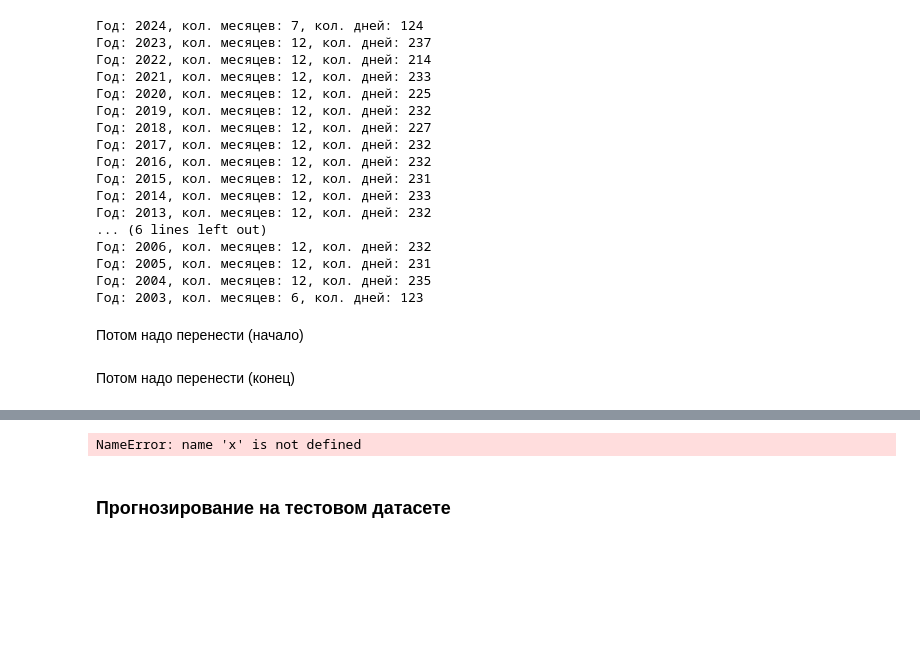
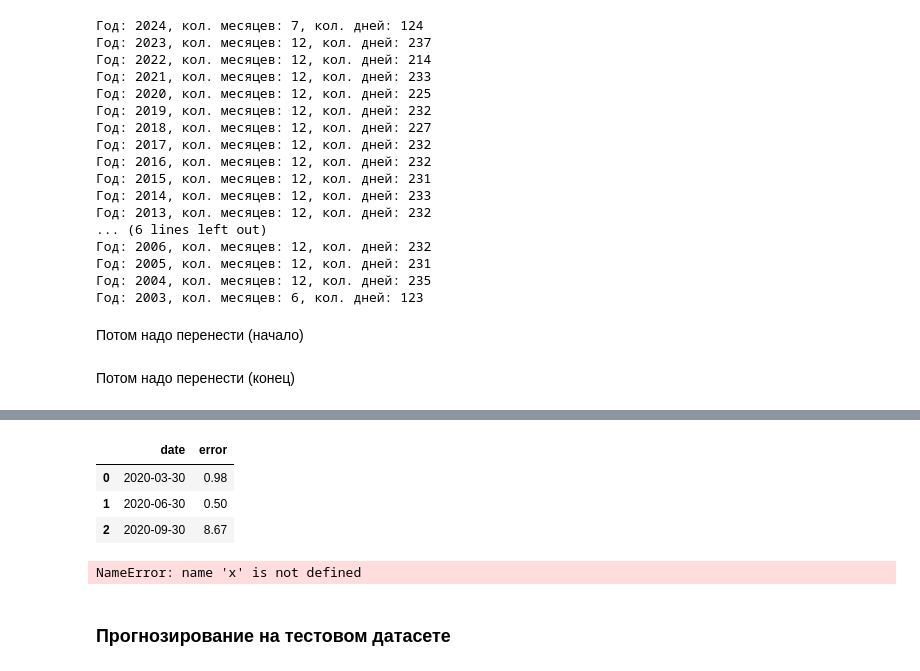
Before and after one commit to uc20100/Diplom-2024, a Jupyter notebook: diplom_2024.ipynb, the cells around one changed output, grey strips where cells are left out. Cells and saved outputs as stored; diff of their text form; code cells hidden in the pictures; blank space fills up the shorter version.

Commit message:
Начал отрабатывать цикл кросс валидации

```diff
--- a/diplom_2024.ipynb
+++ b/diplom_2024.ipynb
@@ -602,7 +600,7 @@ def cross_validation_on_time_series(data, start_year, number_cross_validations,
     :param  number_cross_validations: количество кросс валидаций,
     :param  type_cross_validations: тип кросс валидаций (Year, Quarter, Month, Week),
     :param  target_name: имя таргета (целевой переменной),
-    :return: возвращает X_train, y_train, X_test, y_test, summary.
+    :return: возвращает X_train, y_train, X_test, y_test, summary, time_point_test.
     '''
     # Удаляем все не латинские знаки, делаем первую букву заглавную, остальные обычные
     resample_param = re.sub(r'[^a-zA-z]', '', type_cross_validations).capitalize()
@@ -645,11 +643,9 @@ def cross_validation_on_time_series(data, start_year, number_cross_validations,
     X_train.drop(columns=currency_list, axis=1, inplace=True)
 
     # Проверка
-    # n_row = df.query(f'(Year >= {start_year})').resample(resample_code).count().shape[0]
     n_row = df.resample(resample_code).count().shape[0]
     if n_row < number_cross_validations:
         raise ValueError(f'Столько данных с параметрами "start_year={start_year}", не найдём ((')
-
 
     # Если всё ок разбиваем на train и test
     for row in range(number_cross_validations):
@@ -660,33 +656,40 @@ def cross_validation_on_time_series(data, start_year, number_cross_validations,
         else:
             triger = True
         # Читаем строчку сводной таблицы
-        # pivot_table_row = pd.DataFrame(df.query(f'(Year >= {start_year})').resample(resample_code).mean().iloc[row]).T[['Year','Month']]
-        pivot_table_row = pd.DataFrame(df.resample(resample_code).mean().iloc[row]).T[[resample_param]]
+        pivot_table_row = pd.DataFrame(df.resample(resample_code).mean().iloc[row]).T[['Year', resample_param]]
         # Соединяем таблицу и строку сводной таблицы
-        # result = df.merge(pivot_table_row, on=['Year', resample_param], how='right')
-        result = df.merge(pivot_table_row, on=[resample_param], how='right')
+        result = df.merge(pivot_table_row, on=['Year', resample_param], how='right')
         result = result.set_index('Дата')
         # Запишем таргет в отдельную переменную
         y_test = result[target_name]
         # Удалим все таргеты из датасета
         result.drop(columns=currency_list, axis=1, inplace=True)
         X_test = result
-        # # Инфа по данным
+        # Инфа по данным
         summary = f'Train({X_train.index.min().strftime('%d.%m.%Y')}-{X_train.index.max().strftime('%d.%m.%Y')}, X.shape{X_train.shape}, y.shape{y_train.shape}), ' \
                   f'Test({X_test.index.min().strftime('%d.%m.%Y')}-{X_test.index.max().strftime('%d.%m.%Y')}, X.shape{X_test.shape}, y.shape{y_test.shape})'
+        # Запишем переменные времени, для графика
+        time_point_test = X_test.index.max()
 
-        yield X_train, y_train, X_test, y_test, summary
+
+        yield X_train, y_train, X_test, y_test, summary, time_point_test
 # %%
 %%time
 # Создадим модель с количеством деревьев в лесу 2000, с максимальной глубиной залегания дерева 21 (эти параметры подобрал с помощью GridSearchCV)
 rf_model = RandomForestRegressor(n_estimators=2000, max_depth=21, random_state=42, criterion='squared_error')
 
-for  X_train, y_train, X_test, y_test, summary in cross_validation_on_time_series(train_data, 2020, 3, 'Year', 'chf_rub-(банк-россии)'):
+# Статистика кросс валидации
+cv_info = pd.DataFrame({'date':[], 'error':[]})
+
+for  X_train, y_train, X_test, y_test, summary, time_point_test in cross_validation_on_time_series(train_data, 2020, 3, 'Quarter', 'usd_rub-(банк-россии)'):
     # Обучим модель
     rf_model.fit(X_train, y_train)
     # # Выполним предикт
     y_pred = rf_model.predict(X_test)
     # Посмотрим эффективность модели
-    print(f'Ошибка в % {mape(y_test, y_pred)}')
-    print(summary)
+    cv_error = mape(y_test, y_pred)
+    # Запишем статистику кросс валидации
+    cv_info.loc[len(cv_info)]  = {'date':time_point_test, 'error':cv_error}
+
+    print(f'{summary}, Ошибка: {round(cv_error, 2)} %')
 # %% [output]
@@ -701,3 +701,10 @@ Wall time: 2min 52s
+# %%
+cv_info
+# %% [output]
+|  | date | error |
+| 0 | 2020-03-30 | 0.98 |
+| 1 | 2020-06-30 | 0.50 |
+| 2 | 2020-09-30 | 8.67 |
 # %%
 # test = train_test_date['chf-rub-mean-month']
 # cross_validation_on_time_series(test, 2024, 2, 'month')
```
Also changed, not shown: parts of 2 cells of this notebook.
